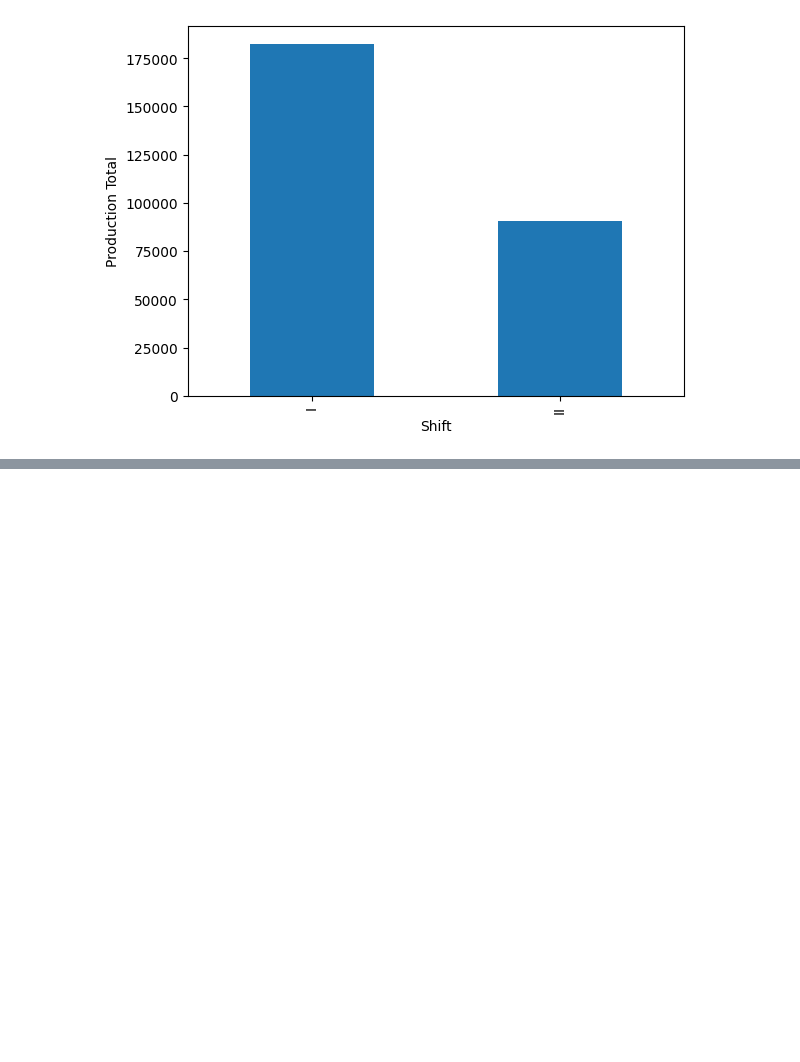
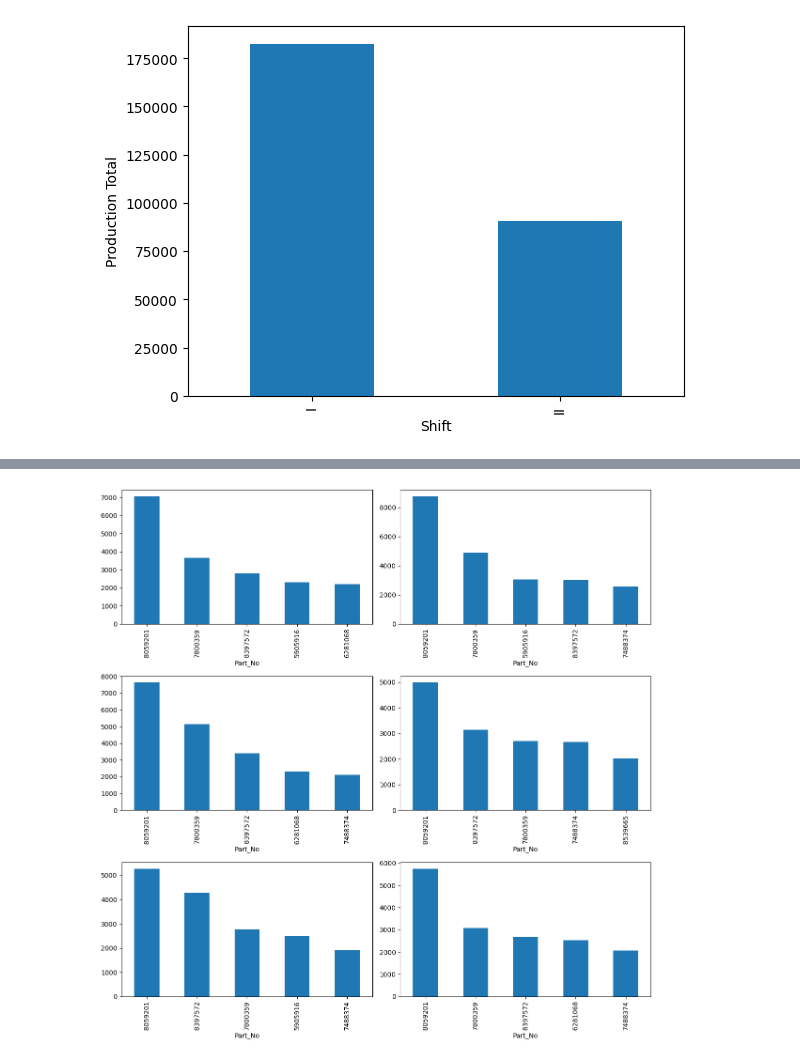
Before and after one commit to AkshayK025/Python, a Jupyter notebook: Rough_Work/LocalSql1.ipynb, the cells around one changed output, grey strips where cells are left out. Drawn from its saved outputs; the diff is of its cells as text; code cells hidden in the pictures; blank space fills up the shorter version.

```diff
--- a/Rough_Work/LocalSql1.ipynb
+++ b/Rough_Work/LocalSql1.ipynb
@@ -309,0 +314,15 @@ prod_df.loc[:10,'Shift':'Production']
+# %%
+fig, ax = plt.subplots(3, 2, figsize=(12, 12))
+ax = ax.flatten()  # Convert 2D array of axes into 1D array
+
+top5_7.plot(kind='bar', ax=ax[0])
+top5_8.plot(kind='bar', ax=ax[1])
+top5_9.plot(kind='bar', ax=ax[2])
+top5_10.plot(kind='bar', ax=ax[3])
+top5_11.plot(kind='bar', ax=ax[4])
+top5_12.plot(kind='bar', ax=ax[5])
+
+plt.tight_layout()
+plt.show()
+# %% [output]
+[figure, added]
```
Also changed, not shown: parts of 6 cells of this notebook.
